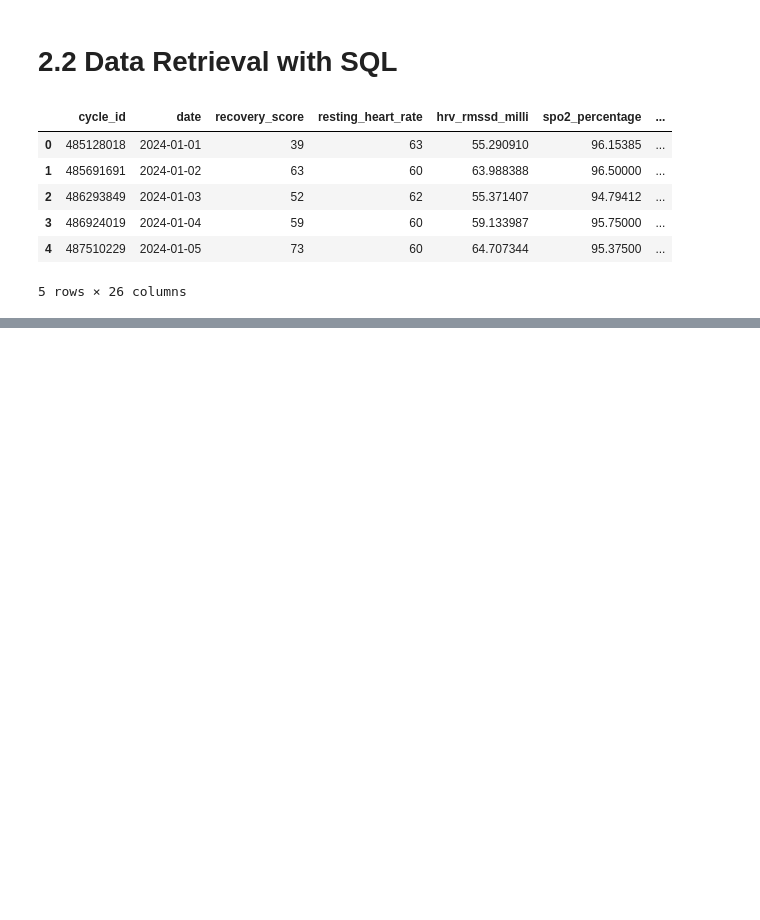
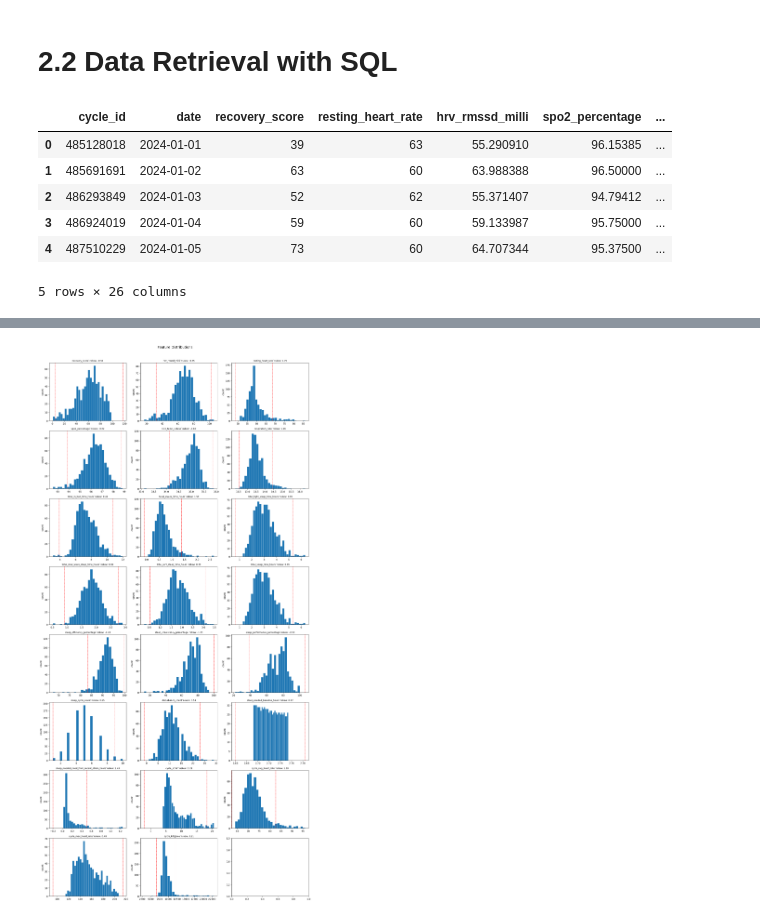
Before and after one commit to JordanPickles/whoop-recovery-predictor, a Jupyter notebook: notebooks/01_eda.ipynb, the cells around one changed output, grey strips where cells are left out. Saved outputs shown, nothing was run; the diff lists cells and outputs as text; code cells hidden in the pictures; blank space fills up the shorter version.

Commit message:
feat: Adds facet grid of distributions with observations

```diff
--- a/notebooks/01_eda.ipynb
+++ b/notebooks/01_eda.ipynb
@@ -174,7 +175,7 @@ cols = [
     'sleep_end',
 
     # sleep debt
-    'sleep_needed_baseline_milli',  # fix this first
+    'sleep_needed_baseline_hours',
     'sleep_needed_need_from_recent_strain_hours',
 
     # strain
@@ -185,5 +186,6 @@ cols = [
 ]
 
 df_wrangled = df_wrangled[cols]
+
 df_wrangled.head()
 # %% [output]
@@ -190,0 +199,68 @@ KeyError: "['sleep_needed_baseline_milli'] not in index"
+# %%
+cols_distribution = [
+    'recovery_score',
+
+    # physiological metrics
+    'hrv_rmssd_milli',
+    'resting_heart_rate',
+    'spo2_percentage',
+    'skin_temp_celsius',
+    'respiratory_rate',
+
+    # sleep duration
+    'total_in_bed_time_hours',
+    'total_awake_time_hours',
+
+    # sleep stages (minutes)
+    'total_light_sleep_time_hours',
+    'total_slow_wave_sleep_time_hours',
+    'total_rem_sleep_time_hours',
+    'total_sleep_time_hours',
+
+    # sleep quality
+    'sleep_efficiency_percentage',
+    'sleep_consistency_percentage',
+    'sleep_performance_percentage',
+    'sleep_cycle_count',
+    'disturbance_count',
+
+    # sleep debt
+    'sleep_needed_baseline_hours',
+    'sleep_needed_need_from_recent_strain_hours',
+
+    # strain
+    'cycle_strain',
+    'cycle_avg_heart_rate',
+    'cycle_max_heart_rate',
+    'cycle_kilojoule',
+]
+
+n_cols = 3
+n_rows = math.ceil(len(cols_distribution) / n_cols)
+
+fig, axes = plt.subplots(n_rows, n_cols, figsize=(16, n_rows * 4))
+axes = axes.flatten()
+
+for i, col in enumerate(cols_distribution):
+    axes[i].hist(df_wrangled[col].dropna(), bins=30, edgecolor='white', linewidth=0.5)
+    axes[i].set_title(col, fontsize=11)
+    axes[i].set_xlabel('')
+    axes[i].set_ylabel('count')
+
+    quartile_1 = df_wrangled[col].quantile(0.25)
+    quartile_3 = df_wrangled[col].quantile(0.75)
+    iqr = quartile_3 - quartile_1
+    lower_bound = quartile_1 - 1.5 * iqr
+    upper_bound = quartile_3 + 1.5 * iqr
+    axes[i].axvline(lower_bound, color='red', linestyle='--', linewidth=1, label='lower bound')
+    axes[i].axvline(upper_bound, color='red', linestyle='--', linewidth=1, label='upper bound')
+
+    skew = df_wrangled[col].skew()
+    axes[i].set_title(f'{col}`nskew: {skew:.2f}', fontsize = 9)
+
+
+plt.suptitle('Feature Distributions', fontsize = 14, y=1.01)
+plt.tight_layout()
+plt.show()
+# %% [output]
+[figure, added]
```
Also changed, not shown: parts of 3 cells of this notebook.
